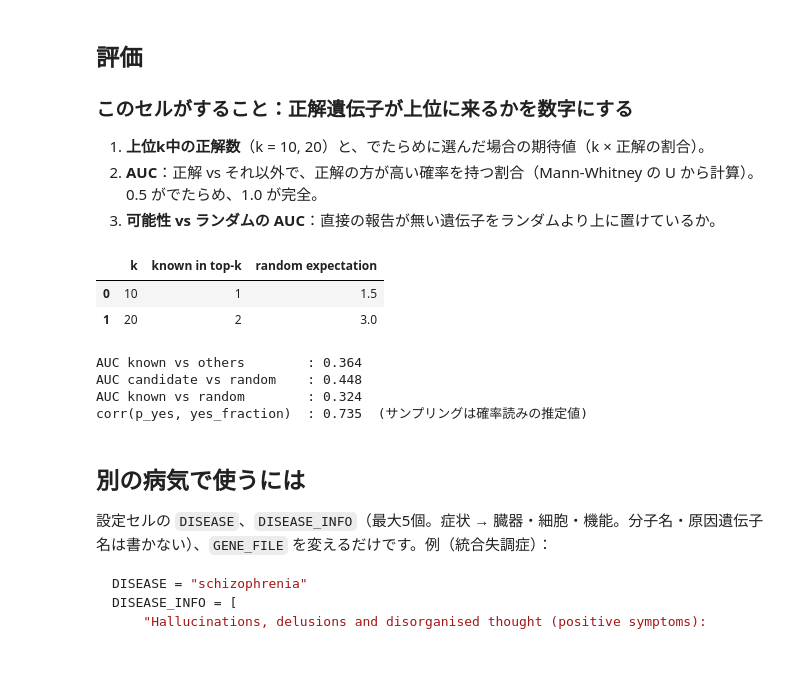
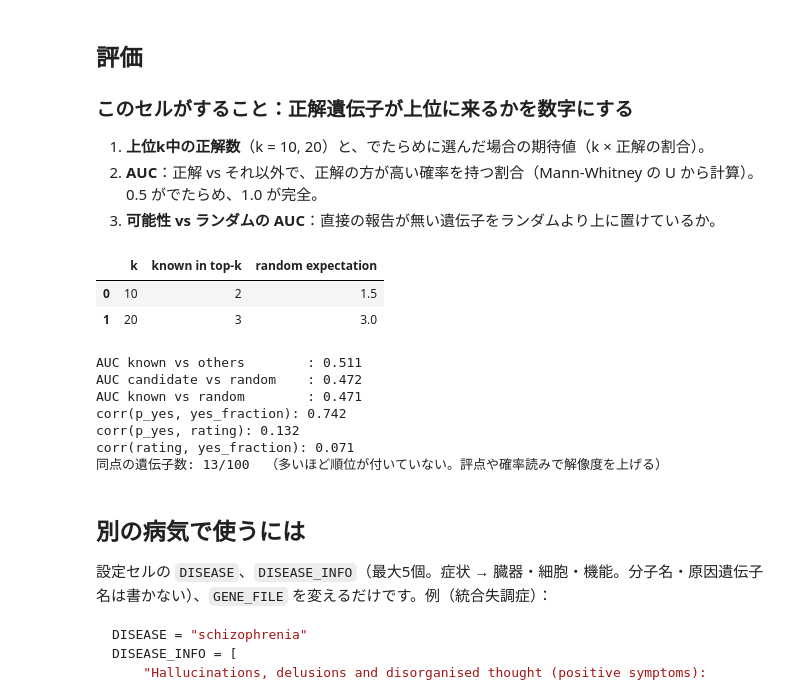
Before and after one commit to pepsea/gene_disease_prediction02, a Jupyter notebook: notebooks/02_target_validity_yes_no.ipynb, the cells around one changed output. Saved outputs shown, nothing was run; the diff lists cells and outputs as text; code cells hidden in the pictures; blank space fills up the shorter version.

```diff
--- a/notebooks/02_target_validity_yes_no.ipynb
+++ b/notebooks/02_target_validity_yes_no.ipynb
@@ -410,0 +510,19 @@ test: 0.659 (0.6, 5)
+# %%
+CAL_GENES = ["OR8U8 (olfactory receptor family 8 subfamily U member 8)",
+             "KCNE4 (potassium voltage-gated channel subfamily E regulatory subunit 4)",
+             "TNF (tumor necrosis factor)"]
+rows = []
+for gl in CAL_GENES:
+    p = yes_probability(gl)
+    r = rating_score(gl)
+    fr, nv = sample_yes_fraction(gl, n=3)
+    rows.append({"gene": gl.split(" ")[0], "p_yes": None if p is None else round(p, 3), "rating": round(r, 3), "yes_fraction(3)": fr})
+cal = pd.DataFrame(rows); display(cal)
+SCORE_COL = "p_yes" if LOGPROBS_OK else "rating"
+spread = cal[SCORE_COL].max() - cal[SCORE_COL].min()
+print(f"主スコア: {SCORE_COL} | 3遺伝子の差: {spread:.3f}")
+if spread < 0.1:
+    print("[警告] スコアがほとんど同じです。このモデル・聞き方では順位が付きません。対処: (1) 確率が読める GGUF を使う "
+          "(2) 評点 rating を主スコアにする (3) STRICT_PROMPT = True にする (4) より大きいモデルを使う")
+elif not LOGPROBS_OK:
+    print("注意: 確率が読めないため評点のサンプリング平均を使います。N_ANSWERS を増やすと安定します。")
@@ -460,10 +602,11 @@ elapsed 0s | missing options: 0 | wrote /home/user/gene_disease_prediction02/out
 # %%
 res = pd.read_csv(OUT_CSV)
 res = res[res["disease"] == DISEASE].drop_duplicates("symbol", keep="last")
-score_col = "p_yes" if MODE in ("logprob", "both") else "yes_fraction"
+score_col = "score_adj" if ("score_adj" in res.columns and res["score_adj"].notna().any()) else "score"
 res = res.sort_values(score_col, ascending=False).reset_index(drop=True)
+print("順位に使う列:", score_col, "| 元の列:", res["score_col"].iloc[0] if "score_col" in res.columns else "?")
 if USE_LLM is False: print("警告: モックの数値です。")
-display(res.groupby("category")[[c for c in ("p_yes", "yes_fraction") if c in res.columns]].agg(["mean", "median", "count"]).round(3))
+display(res.groupby("category")[[c for c in ("p_yes", "rating", "yes_fraction", "score", "score_adj") if c in res.columns and res[c].notna().any()]].agg(["mean", "median", "count"]).round(3))
 
 fig, ax = plt.subplots(figsize=(6, 3.5))
 cats = [c for c in ("known", "candidate", "random") if c in set(res["category"])]
@@ -471,9 +614,9 @@ for k, cat in enumerate(cats):
     v = res.loc[res["category"] == cat, score_col].dropna()
     ax.scatter([k + (random.Random(cat).random() - 0.5) * 0.3 for _ in v] if False else [k] * len(v) + (pd.Series(range(len(v))) % 7 - 3) * 0.04, v, s=18, color="#5b7a9d", alpha=0.6)
     ax.plot([k - 0.25, k + 0.25], [v.median()] * 2, color="#333", linewidth=2)
-ax.set_xticks(range(len(cats))); ax.set_xticklabels(cats); ax.set_ylim(-0.02, 1.02); ax.set_ylabel(score_col)
-ax.set_title(f"{DISEASE}: Yes probability by category (bar = median)")
+ax.set_xticks(range(len(cats))); ax.set_xticklabels(cats); ax.set_ylabel(score_col)
+ax.set_title(f"{DISEASE}: {score_col} by category (bar = median)")
 for s in ("top", "right"): ax.spines[s].set_visible(False)
 plt.tight_layout(); plt.show()
-res[["symbol", "gene_label", "category", score_col] + (["yes_fraction", "n_valid"] if "yes_fraction" in res.columns and score_col != "yes_fraction" else [])].head(20)
+res[["symbol", "gene_label", "category", score_col] + [c for c in ("p_yes", "rating", "yes_fraction") if c in res.columns and res[c].notna().any()]].head(20)
 # %% [output]
@@ -512,36 +656,42 @@ res[["symbol", "gene_label", "category", score_col] + (["yes_fraction", "n_valid
 # %%
 def auc(pos, neg):
     """AUC = P(正例のスコア > 負例のスコア)（同点は 0.5）。pos, neg はスコアのリスト。"""
     pos, neg = list(pos), list(neg)
     if not pos or not neg: return float("nan")
     wins = sum(1.0 if p > n else 0.5 if p == n else 0.0 for p in pos for n in neg)
     return wins / (len(pos) * len(neg))
 
 if "label" in res.columns and res["label"].notna().any():
     n_known = int((res["category"] == "known").sum())
     rows = []
     for k in (10, 20):
         top = res.head(k)
         rows.append({"k": k, "known in top-k": int((top["category"] == "known").sum()),
                      "random expectation": round(k * n_known / len(res), 2)})
     display(pd.DataFrame(rows))
     s = res[score_col]
     print(f"AUC known vs others        : {auc(s[res['category']=='known'], s[res['category']!='known']):.3f}")
     if (res["category"] == "candidate").any():
         print(f"AUC candidate vs random    : {auc(s[res['category']=='candidate'], s[res['category']=='random']):.3f}")
         print(f"AUC known vs random        : {auc(s[res['category']=='known'], s[res['category']=='random']):.3f}")
-    if "yes_fraction" in res.columns and "p_yes" in res.columns and res["yes_fraction"].notna().any():
-        print(f"corr(p_yes, yes_fraction)  : {res['p_yes'].corr(res['yes_fraction']):.3f}  (サンプリングは確率読みの推定値)")
+    for a, b in (("p_yes", "yes_fraction"), ("p_yes", "rating"), ("rating", "yes_fraction")):
+        if a in res.columns and b in res.columns and res[a].notna().any() and res[b].notna().any():
+            print(f"corr({a}, {b}): {res[a].corr(res[b]):.3f}")
+    n_tied = int(res[score_col].round(3).duplicated(keep=False).sum())
+    print(f"同点の遺伝子数: {n_tied}/{len(res)}  （多いほど順位が付いていない。評点や確率読みで解像度を上げる）")
 else:
     print("category / label 列が無いので、順位表のみ。上位:", res["symbol"].head(10).tolist())
 # %% [output]
 |  | k | known in top-k | random expectation |
-| 0 | 10 | 1 | 1.5 |
-| 1 | 20 | 2 | 3.0 |
+| 0 | 10 | 2 | 1.5 |
+| 1 | 20 | 3 | 3.0 |
-AUC known vs others        : 0.364
-AUC candidate vs random    : 0.448
-AUC known vs random        : 0.324
-corr(p_yes, yes_fraction)  : 0.735  (サンプリングは確率読みの推定値)
+AUC known vs others        : 0.511
+AUC candidate vs random    : 0.472
+AUC known vs random        : 0.471
+corr(p_yes, yes_fraction): 0.742
+corr(p_yes, rating): 0.132
+corr(rating, yes_fraction): 0.071
+同点の遺伝子数: 13/100  （多いほど順位が付いていない。評点や確率読みで解像度を上げる）
 # %% [markdown]
 ## 別の病気で使うには
 
```
Also changed, not shown: parts of 13 cells of this notebook, 4 other files.
